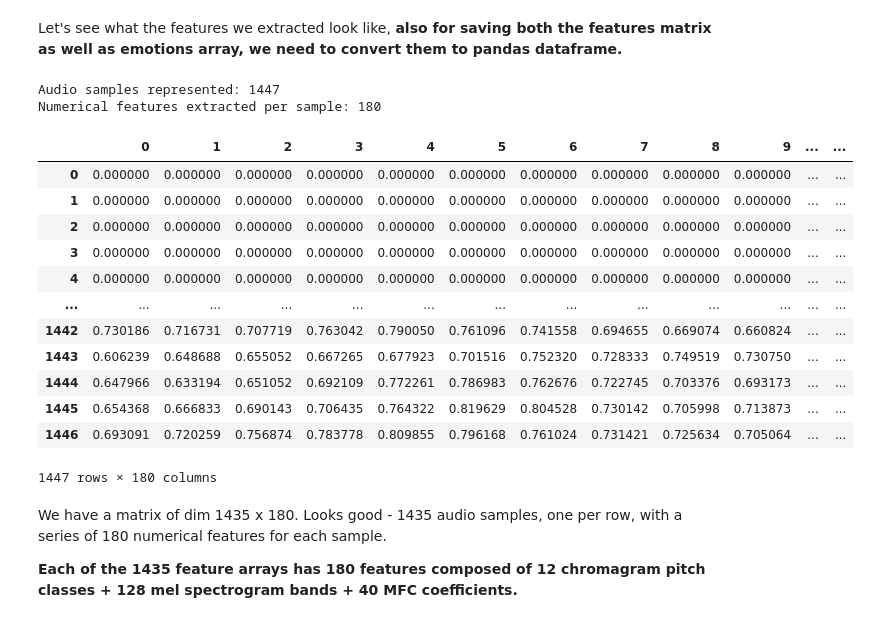
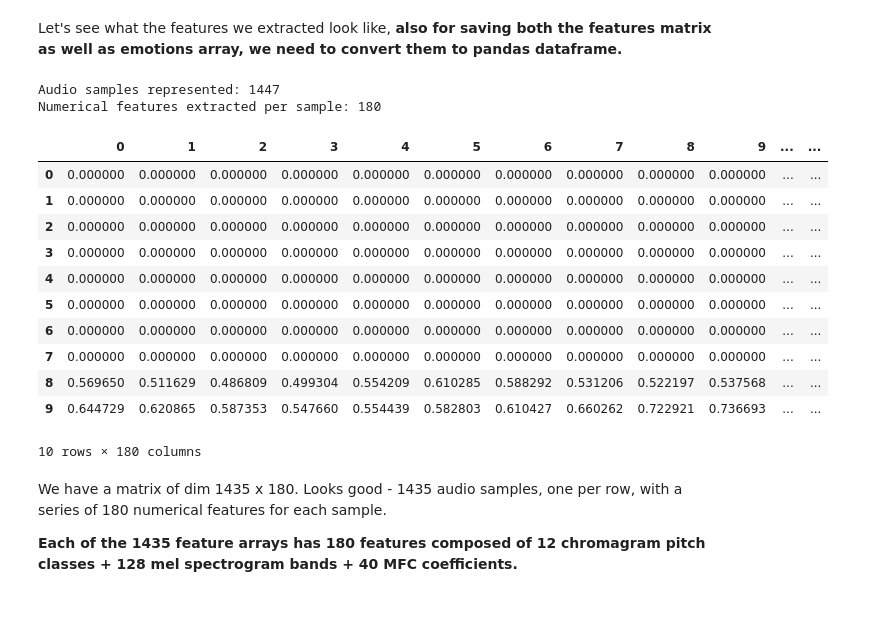
Before and after one commit to IAT-ExploringAI-2024/Week3-ClassicML, a Jupyter notebook: Week_3_MachineLearning.ipynb, the cells around one changed output. Drawn from its saved outputs; the diff is of its cells as text; code cells hidden in the pictures.

```diff
--- a/Week_3_MachineLearning.ipynb
+++ b/Week_3_MachineLearning.ipynb
@@ -190,29 +190,28 @@ Let's see what the features we extracted look like, **also for saving both the f
 # %%
 print(f'\nAudio samples represented: {features.shape[0]}')
 print(f'Numerical features extracted per sample: {features.shape[1]}')
 features_df = pd.DataFrame(features) # make it pretty for display
 
 
 #making dataframe for emotions as well
 emotions_df = pd.DataFrame(emotions) # make it pretty for display
 
-features_df
+features_df.head(10)
 # %% [output]
 Audio samples represented: 1447
 Numerical features extracted per sample: 180
 |  | 0 | 1 | 2 | 3 | 4 | 5 | 6 | 7 | 8 | 9 | ... | ... |
 | 0 | 0.000000 | 0.000000 | 0.000000 | 0.000000 | 0.000000 | 0.000000 | 0.000000 | 0.000000 | 0.000000 | 0.000000 | ... | ... |
 | 1 | 0.000000 | 0.000000 | 0.000000 | 0.000000 | 0.000000 | 0.000000 | 0.000000 | 0.000000 | 0.000000 | 0.000000 | ... | ... |
 | 2 | 0.000000 | 0.000000 | 0.000000 | 0.000000 | 0.000000 | 0.000000 | 0.000000 | 0.000000 | 0.000000 | 0.000000 | ... | ... |
 | 3 | 0.000000 | 0.000000 | 0.000000 | 0.000000 | 0.000000 | 0.000000 | 0.000000 | 0.000000 | 0.000000 | 0.000000 | ... | ... |
 | 4 | 0.000000 | 0.000000 | 0.000000 | 0.000000 | 0.000000 | 0.000000 | 0.000000 | 0.000000 | 0.000000 | 0.000000 | ... | ... |
-| ... | ... | ... | ... | ... | ... | ... | ... | ... | ... | ... | ... | ... |
-| 1442 | 0.730186 | 0.716731 | 0.707719 | 0.763042 | 0.790050 | 0.761096 | 0.741558 | 0.694655 | 0.669074 | 0.660824 | ... | ... |
-| 1443 | 0.606239 | 0.648688 | 0.655052 | 0.667265 | 0.677923 | 0.701516 | 0.752320 | 0.728333 | 0.749519 | 0.730750 | ... | ... |
-| 1444 | 0.647966 | 0.633194 | 0.651052 | 0.692109 | 0.772261 | 0.786983 | 0.762676 | 0.722745 | 0.703376 | 0.693173 | ... | ... |
-| 1445 | 0.654368 | 0.666833 | 0.690143 | 0.706435 | 0.764322 | 0.819629 | 0.804528 | 0.730142 | 0.705998 | 0.713873 | ... | ... |
-| 1446 | 0.693091 | 0.720259 | 0.756874 | 0.783778 | 0.809855 | 0.796168 | 0.761024 | 0.731421 | 0.725634 | 0.705064 | ... | ... |
+| 5 | 0.000000 | 0.000000 | 0.000000 | 0.000000 | 0.000000 | 0.000000 | 0.000000 | 0.000000 | 0.000000 | 0.000000 | ... | ... |
+| 6 | 0.000000 | 0.000000 | 0.000000 | 0.000000 | 0.000000 | 0.000000 | 0.000000 | 0.000000 | 0.000000 | 0.000000 | ... | ... |
+| 7 | 0.000000 | 0.000000 | 0.000000 | 0.000000 | 0.000000 | 0.000000 | 0.000000 | 0.000000 | 0.000000 | 0.000000 | ... | ... |
+| 8 | 0.569650 | 0.511629 | 0.486809 | 0.499304 | 0.554209 | 0.610285 | 0.588292 | 0.531206 | 0.522197 | 0.537568 | ... | ... |
+| 9 | 0.644729 | 0.620865 | 0.587353 | 0.547660 | 0.554439 | 0.582803 | 0.610427 | 0.660262 | 0.722921 | 0.736693 | ... | ... |
-1447 rows × 180 columns
+10 rows × 180 columns
 # %% [markdown]
 We have a matrix of dim 1435 x 180. Looks good - 1435 audio samples, one per row, with a series of
 180 numerical features for each sample.
```
Also changed, not shown: parts of 5 cells of this notebook.
